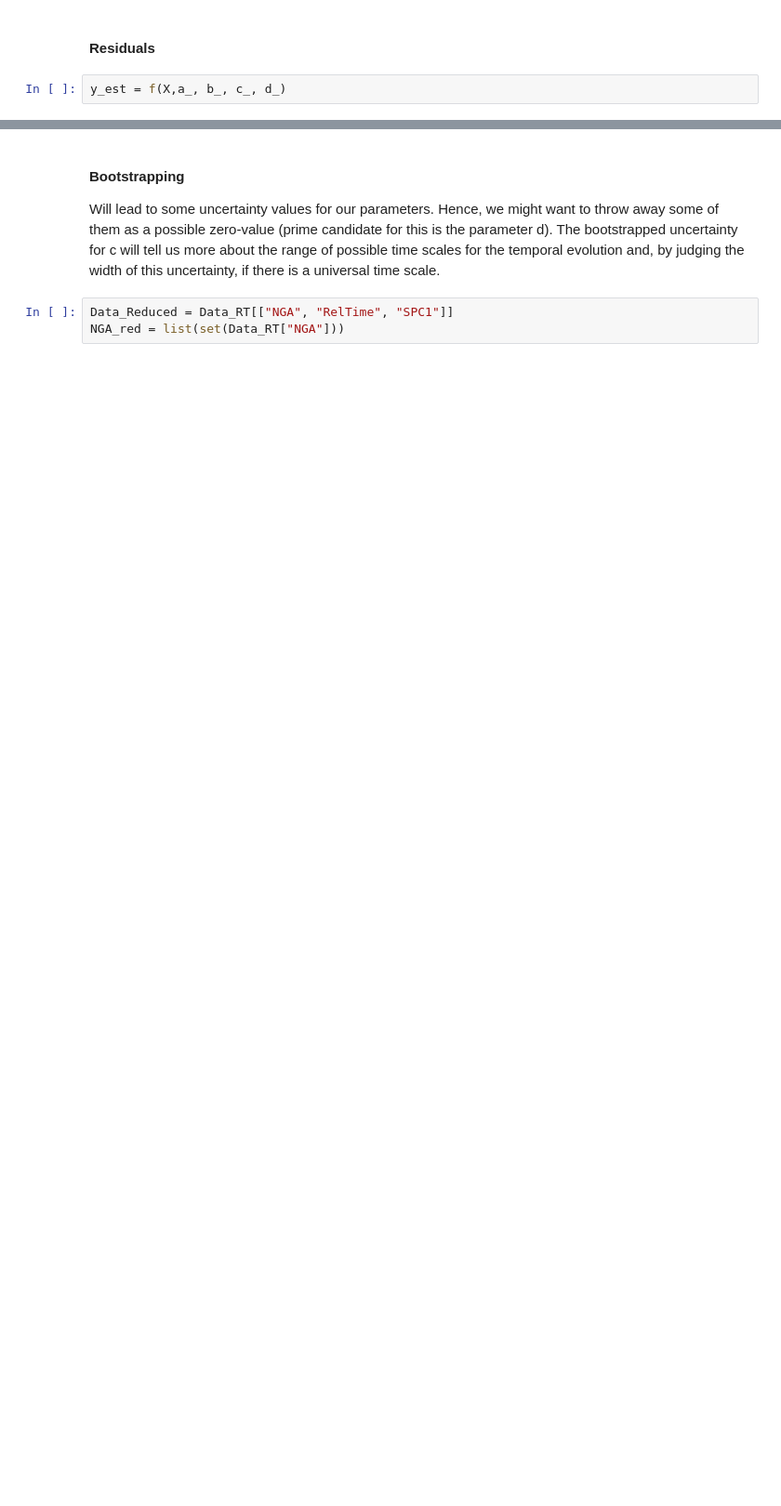
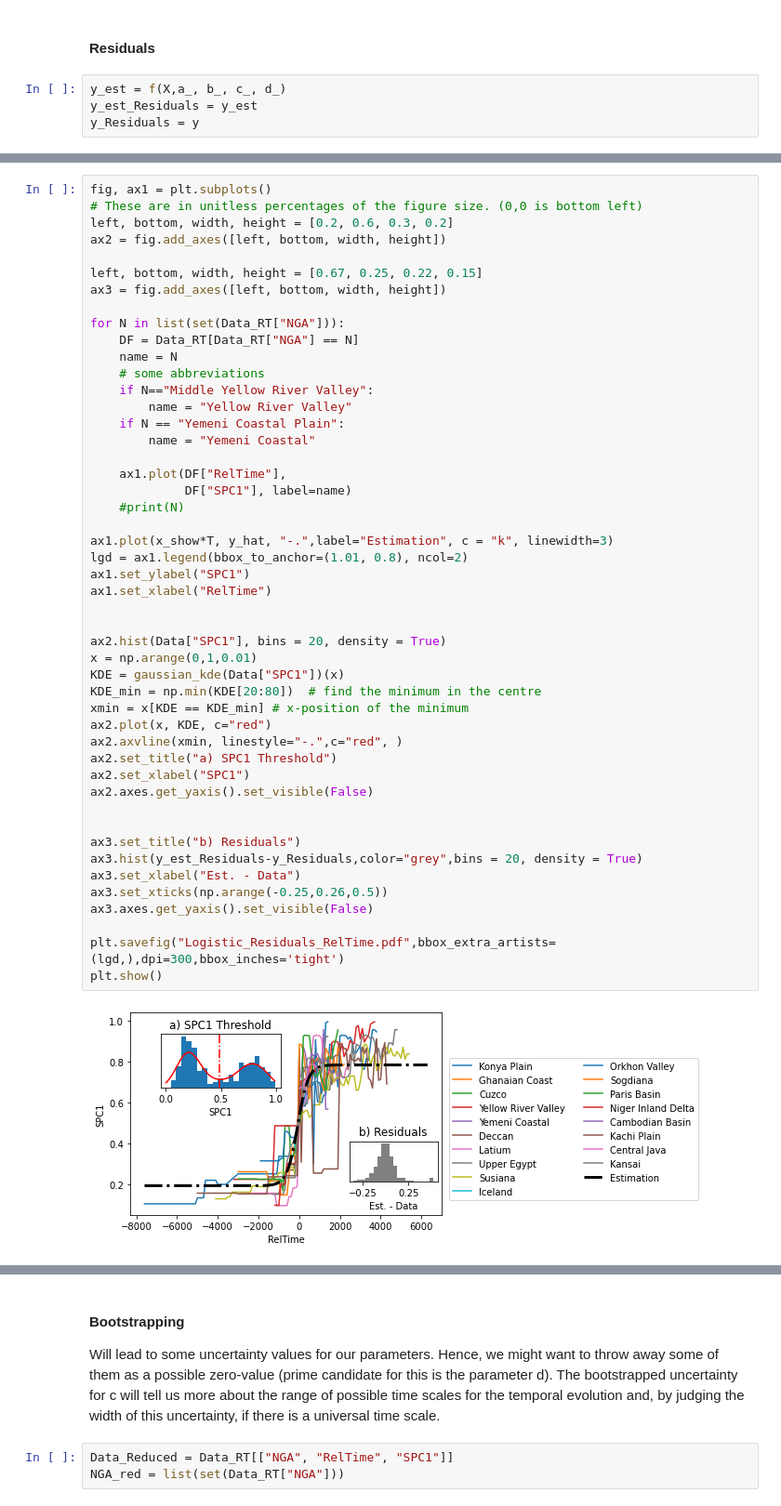
Before and after one commit to TobiasW1891/CSH_Project, a Jupyter notebook: RelTime Analysis.ipynb, the cells around one changed output, grey strips where cells are left out. Shown at 93% size. Saved outputs shown, nothing was run; the diff lists cells and outputs as text; blank space fills up the shorter version.

Commit message:
Inset Plots
The logistic curve has now two inset plots showing a) the SPC1-Breakpoint and b) the residuals. Also, the plt.savefig is now showing everything including the legend.

```diff
--- a/RelTime Analysis.ipynb
+++ b/RelTime Analysis.ipynb
@@ -321,4 +359,6 @@ plt.show()
 #### Residuals
 # %%
 y_est = f(X,a_, b_, c_, d_)
+y_est_Residuals = y_est
+y_Residuals = y
 # %%
@@ -336,0 +381,50 @@ plt.show()
+# %%
+fig, ax1 = plt.subplots()
+# These are in unitless percentages of the figure size. (0,0 is bottom left)
+left, bottom, width, height = [0.2, 0.6, 0.3, 0.2]
+ax2 = fig.add_axes([left, bottom, width, height])
+
+left, bottom, width, height = [0.67, 0.25, 0.22, 0.15]
+ax3 = fig.add_axes([left, bottom, width, height])
+
+for N in list(set(Data_RT["NGA"])):
+    DF = Data_RT[Data_RT["NGA"] == N]
+    name = N
+    # some abbreviations
+    if N=="Middle Yellow River Valley":
+        name = "Yellow River Valley"
+    if N == "Yemeni Coastal Plain":
+        name = "Yemeni Coastal"
+
+    ax1.plot(DF["RelTime"],
+             DF["SPC1"], label=name)
+    #print(N)
+
+ax1.plot(x_show*T, y_hat, "-.",label="Estimation", c = "k", linewidth=3)
+lgd = ax1.legend(bbox_to_anchor=(1.01, 0.8), ncol=2)
+ax1.set_ylabel("SPC1")
+ax1.set_xlabel("RelTime")
+
+
+ax2.hist(Data["SPC1"], bins = 20, density = True)
+x = np.arange(0,1,0.01)
+KDE = gaussian_kde(Data["SPC1"])(x)
+KDE_min = np.min(KDE[20:80])  # find the minimum in the centre
+xmin = x[KDE == KDE_min] # x-position of the minimum
+ax2.plot(x, KDE, c="red")
+ax2.axvline(xmin, linestyle="-.",c="red", )
+ax2.set_title("a) SPC1 Threshold")
+ax2.set_xlabel("SPC1")
+ax2.axes.get_yaxis().set_visible(False)
+
+
+ax3.set_title("b) Residuals")
+ax3.hist(y_est_Residuals-y_Residuals,color="grey",bins = 20, density = True)
+ax3.set_xlabel("Est. - Data")
+ax3.set_xticks(np.arange(-0.25,0.26,0.5))
+ax3.axes.get_yaxis().set_visible(False)
+
+plt.savefig("Logistic_Residuals_RelTime.pdf",bbox_extra_artists=(lgd,),dpi=300,bbox_inches='tight')
+plt.show()
+# %% [output]
+[figure, added]
```
Also changed, not shown: parts of 35 cells of this notebook.
